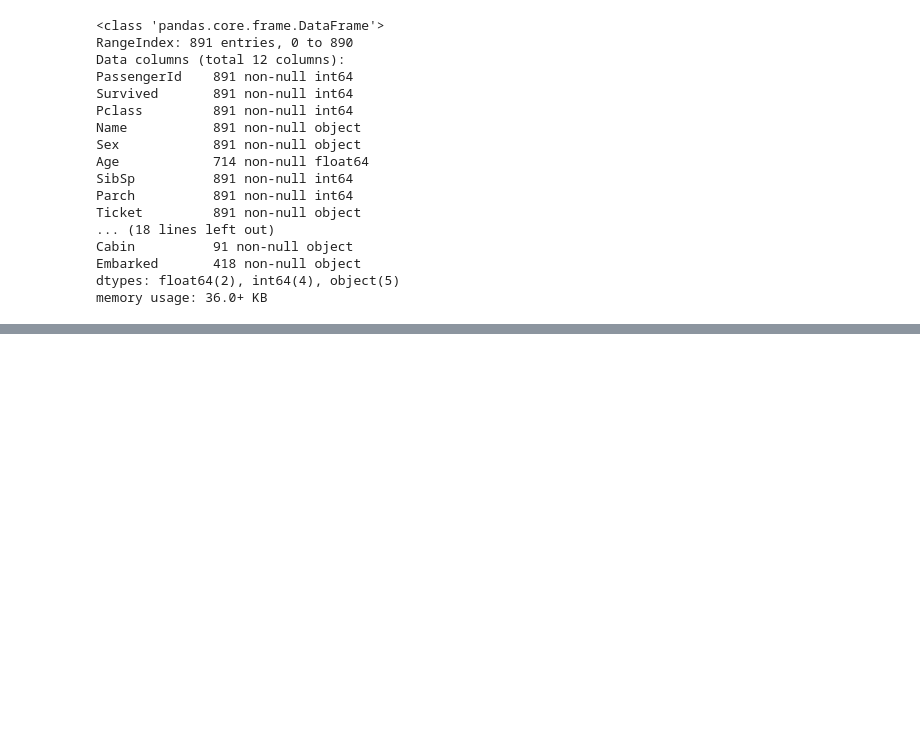
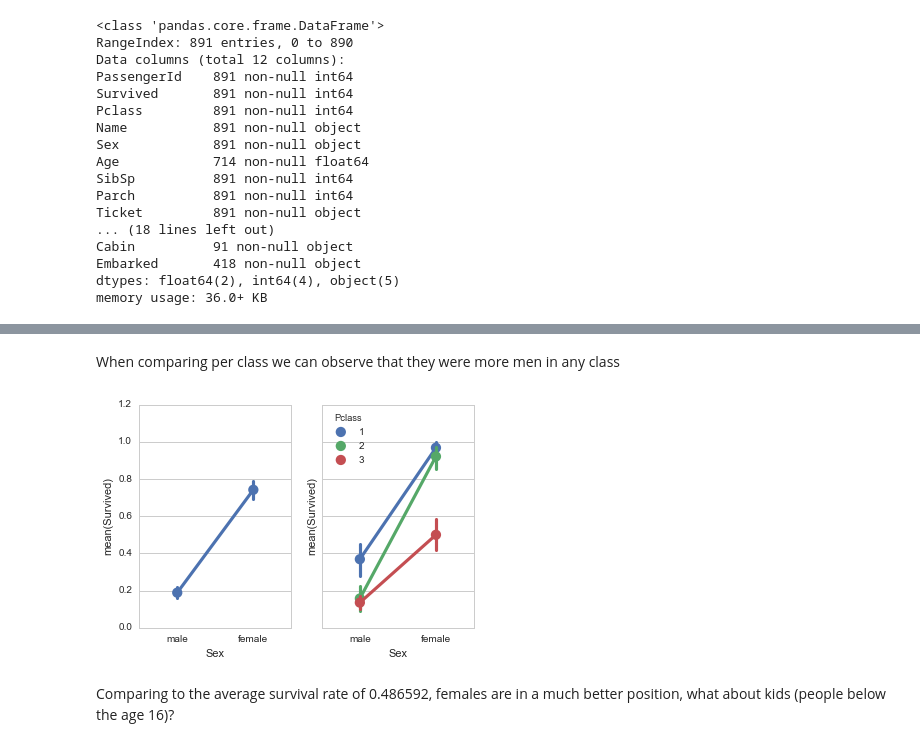
Before and after one commit to bcg0006/titanic_project, a Jupyter notebook: titanic_data_exploration.ipynb, the cells around one changed output, grey strips where cells are left out. Cells and saved outputs as stored; diff of their text form; code cells hidden in the pictures; blank space fills up the shorter version.

```diff
--- a/titanic_data_exploration.ipynb
+++ b/titanic_data_exploration.ipynb
@@ -56,0 +83,11 @@ memory usage: 36.0+ KB
+# %% [markdown]
+When comparing per class we can observe that they were more men in any class
+# %%
+#How did survival rate compare between men and women
+fig, (ax1, ax2) = plt.subplots(ncols=2, sharey=True)
+sns.pointplot(x="Sex", y="Survived", data=titanic_df, ax=ax1);
+sns.pointplot(x="Sex", y="Survived", hue='Pclass',data=titanic_df, ax=ax2);
+# %% [output]
+[figure, added]
+# %% [markdown]
+Comparing to the average survival rate of 0.486592, females are in a much better position, what about kids (people below the age 16)?
```
Also changed, not shown: parts of 15 cells of this notebook.
